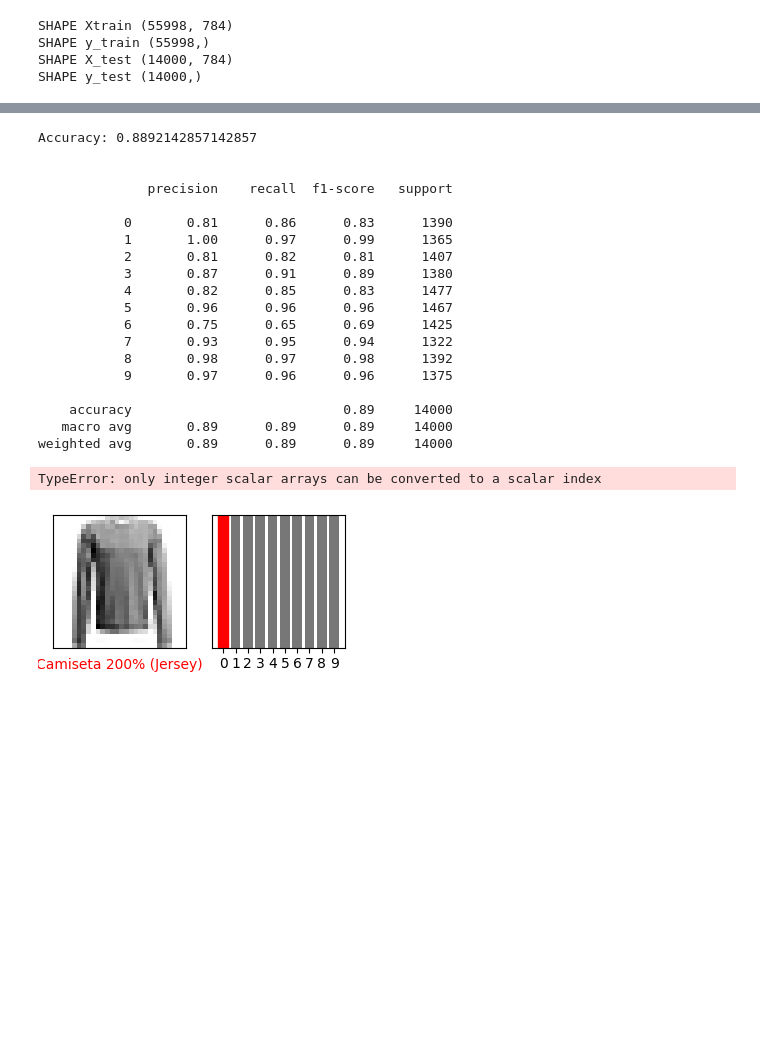
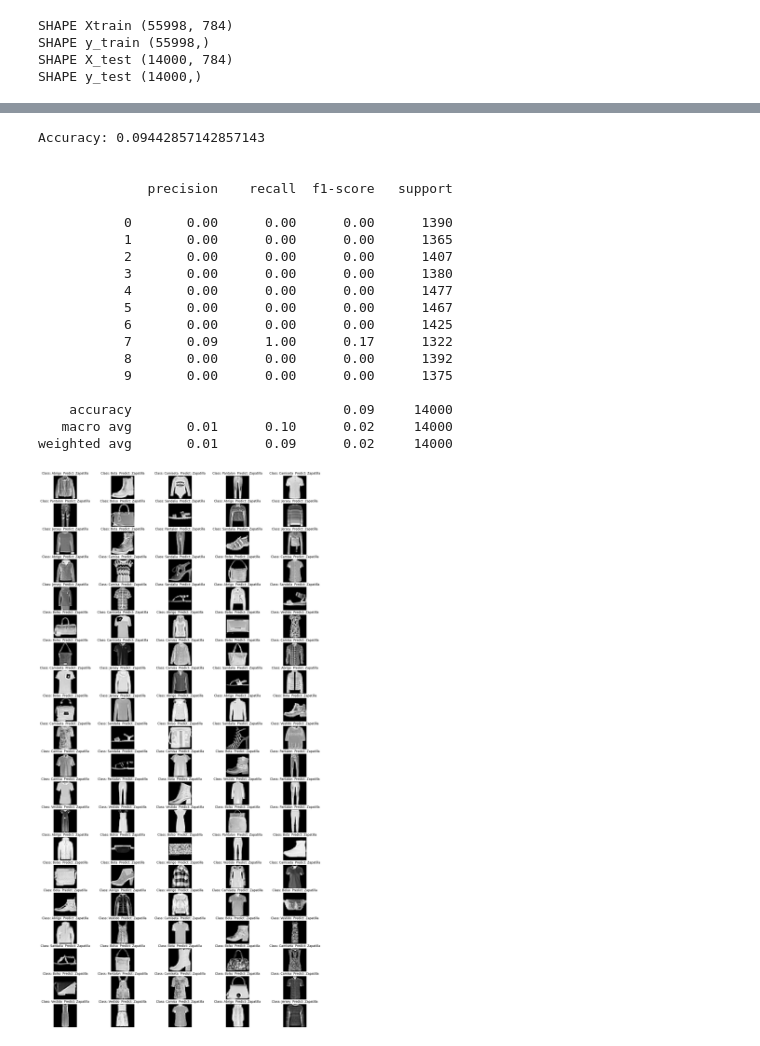
Before and after one commit to Ninjalice/ImageClasificator, a Jupyter notebook: odei.ipynb, the cells around one changed output, grey strips where cells are left out. Saved outputs shown, nothing was run; the diff lists cells and outputs as text; code cells hidden in the pictures; blank space fills up the shorter version.

```diff
--- a/odei.ipynb
+++ b/odei.ipynb
@@ -120,27 +116,27 @@ Error:
 # %%
 clf = svm.SVC()
 clf.fit(X_train, y_train)
-y_pred = clf.predict(X_test)
+# y_pred = clf.predict(X_test)
 print("Accuracy: "+str(accuracy_score(y_test, y_pred)))
 print('\n')
 print(classification_report(y_test, y_pred))
 # %% [output]
-Accuracy: 0.8892142857142857
+Accuracy: 0.09442857142857143
 
 
               precision    recall  f1-score   support
 
-           0       0.81      0.86      0.83      1390
-           1       1.00      0.97      0.99      1365
-           2       0.81      0.82      0.81      1407
-           3       0.87      0.91      0.89      1380
-           4       0.82      0.85      0.83      1477
-           5       0.96      0.96      0.96      1467
-           6       0.75      0.65      0.69      1425
-           7       0.93      0.95      0.94      1322
-           8       0.98      0.97      0.98      1392
-           9       0.97      0.96      0.96      1375
+           0       0.00      0.00      0.00      1390
+           1       0.00      0.00      0.00      1365
+           2       0.00      0.00      0.00      1407
+           3       0.00      0.00      0.00      1380
+           4       0.00      0.00      0.00      1477
+           5       0.00      0.00      0.00      1467
+           6       0.00      0.00      0.00      1425
+           7       0.09      1.00      0.17      1322
+           8       0.00      0.00      0.00      1392
+           9       0.00      0.00      0.00      1375
 
-    accuracy                           0.89     14000
-   macro avg       0.89      0.89      0.89     14000
-weighted avg       0.89      0.89      0.89     14000
+    accuracy                           0.09     14000
+   macro avg       0.01      0.10      0.02     14000
+weighted avg       0.01      0.09      0.02     14000
@@ -181,17 +143,19 @@ def plot_value_array(i, predictions_array, true_label):
-# %%
-num_rows = 5
-num_cols = 3
-num_images = num_rows*num_cols
-y_pred[:] = np.uint8(y_pred[:])
-
-plt.figure(figsize=(2*2*num_cols, 2*num_rows))
-for i in range(num_images):
-    plt.subplot(num_rows, 2*num_cols, 2*i+1)
-    plot_image(i, y_pred[i], y_test, X_test)
-    plt.subplot(num_rows, 2*num_cols, 2*i+2)
-    plot_value_array(i, y_pred[i], X_test)
-plt.tight_layout()
-plt.show()
-# %% [output]
-TypeError: only integer scalar arrays can be converted to a scalar index
-[figure, removed]
+# %%
+mask = np.array(y_pred != y_test).ravel()
+X_mal = X_test[mask]
+y_mal = y_test[mask]
+y_pred_mal = y_pred[mask]
+
+size = 100
+col = 5
+row = int(np.ceil(size / col))
+fig, axes = plt.subplots(row, col, figsize=(2*2*col, 2*row))
+
+for degree in range(size):
+    index = np.random.randint(0, X_mal.shape[0])
+    img = X_mal[index, :].reshape(28, 28)
+    axes.ravel()[degree].imshow(img, cmap=plt.cm.gray)
+    axes.ravel()[degree].set_title(f'Class: {clases[int(y_mal.flat[index])]}  Predict: {clases[int(y_pred_mal.flat[index])]}')
+    axes.ravel()[degree].axis('off')
+# %% [output]
+[figure, added]
```
Also changed, not shown: parts of 7 cells of this notebook.
